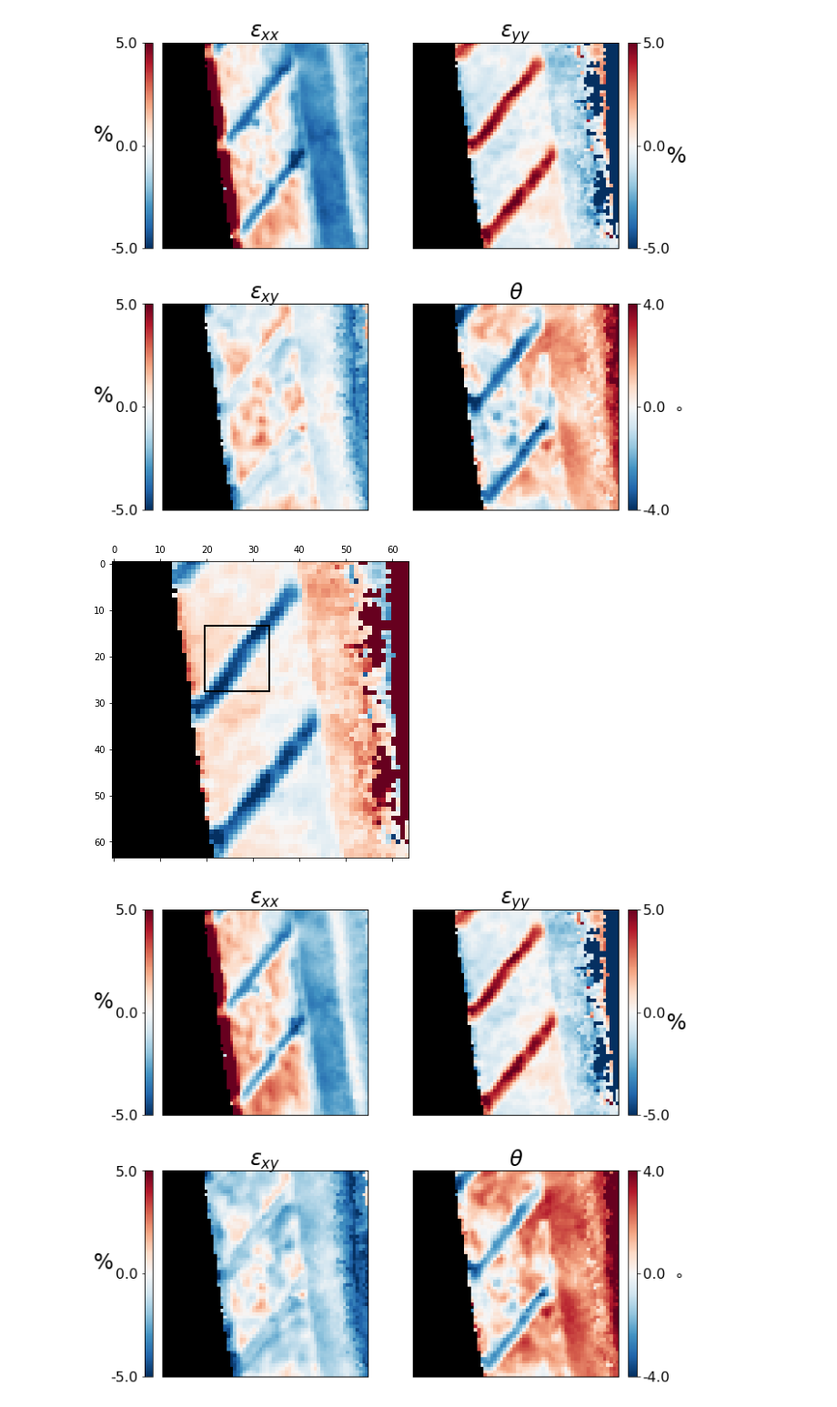
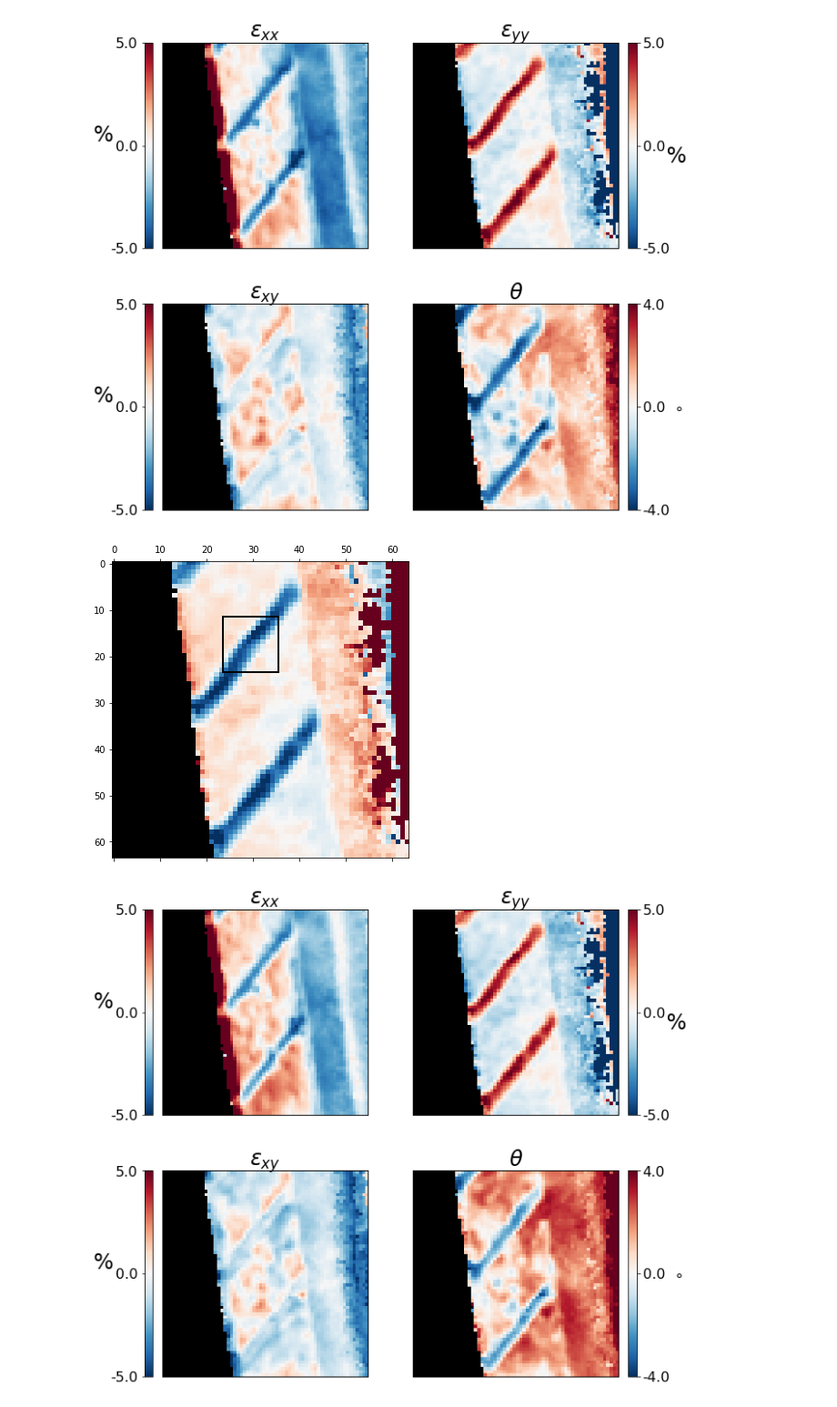
Before and after one commit to py4dstem/py4DSTEM_tutorials, a Jupyter notebook: notebooks/strain_crystalline/PTO_Cornell_correlation.ipynb, the cells around one changed output. Shown at 91% size. Saved outputs shown, nothing was run; the diff lists cells and outputs as text; code cells hidden in the pictures.

```diff
--- a/notebooks/strain_crystalline/PTO_Cornell_correlation.ipynb
+++ b/notebooks/strain_crystalline/PTO_Cornell_correlation.ipynb
@@ -320,25 +320,21 @@ py4DSTEM.visualize.show_strain(
 # %% [output]
 [figure]
 # %%
-# Set the reference lattice to be the probe positions inside the substrate.
-# x0,xf = 0,40
-# y0,yf = 45,52
-# x0,xf = 20,36
-# y0,yf = 30,40
-x0,xf = 14,28
-y0,yf = 20,34
+# Set the reference lattice to be the probe positions averaged across one of the inner domains.
+x0,xf = 12,24
+y0,yf = 24,36
 
 py4DSTEM.visualize.show(
     strainmap.slices['e_yy'],
     mask=strainmap.slices['mask'],
     figsize=(6, 6),
     clipvals='manual',
     min=-0.05,
     max=0.05,
     cmap='RdBu',
     rectangle={'lims':(x0,xf,y0,yf),'fill':False,'color':'k'})
 # %% [output]
-[figure, old version]
+[figure, new version]
 # %%
 # Get new reference lattice vectors
 mask = np.zeros((dataset.R_Nx,dataset.R_Ny),dtype=bool)
```
Also changed, not shown: 1 other file.
